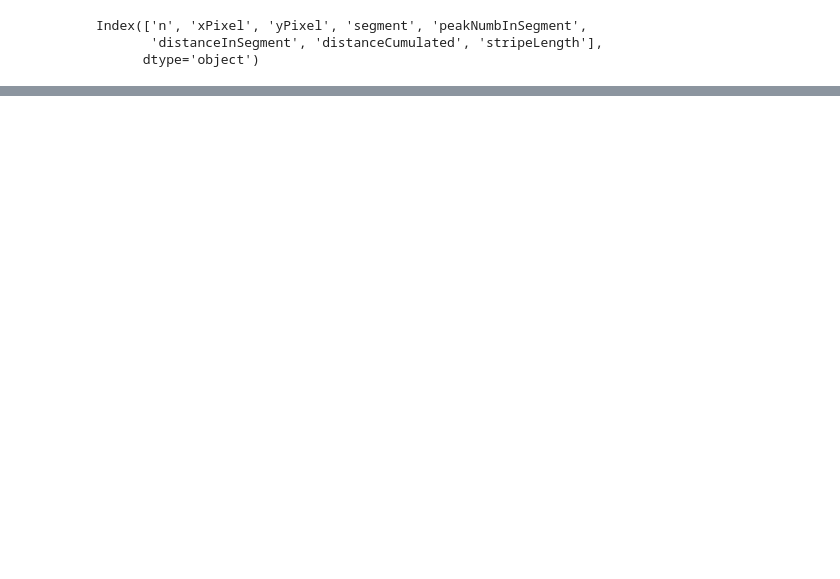
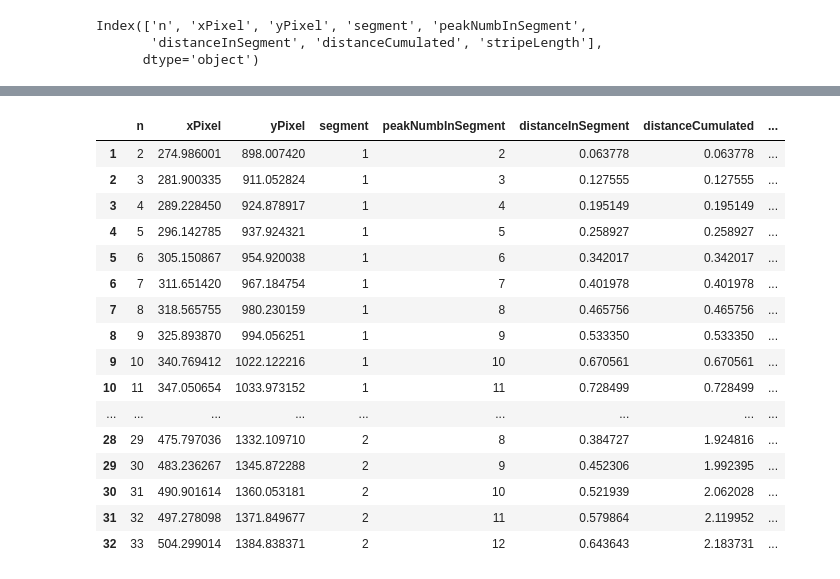
Before and after one commit to PBrockmann/StripesCounter, a Jupyter notebook: StripesPlot.ipynb, the cells around one changed output, grey strips where cells are left out. Cells and saved outputs as stored; diff of their text form; code cells hidden in the pictures; blank space fills up the shorter version.

```diff
--- a/StripesPlot.ipynb
+++ b/StripesPlot.ipynb
@@ -28,0 +29,20 @@ ax.grid()
+# %%
+a
+# %% [output]
+|  | n | xPixel | yPixel | segment | peakNumbInSegment | distanceInSegment | distanceCumulated | ... |
+| 1 | 2 | 274.986001 | 898.007420 | 1 | 2 | 0.063778 | 0.063778 | ... |
+| 2 | 3 | 281.900335 | 911.052824 | 1 | 3 | 0.127555 | 0.127555 | ... |
+| 3 | 4 | 289.228450 | 924.878917 | 1 | 4 | 0.195149 | 0.195149 | ... |
+| 4 | 5 | 296.142785 | 937.924321 | 1 | 5 | 0.258927 | 0.258927 | ... |
+| 5 | 6 | 305.150867 | 954.920038 | 1 | 6 | 0.342017 | 0.342017 | ... |
+| 6 | 7 | 311.651420 | 967.184754 | 1 | 7 | 0.401978 | 0.401978 | ... |
+| 7 | 8 | 318.565755 | 980.230159 | 1 | 8 | 0.465756 | 0.465756 | ... |
+| 8 | 9 | 325.893870 | 994.056251 | 1 | 9 | 0.533350 | 0.533350 | ... |
+| 9 | 10 | 340.769412 | 1022.122216 | 1 | 10 | 0.670561 | 0.670561 | ... |
+| 10 | 11 | 347.050654 | 1033.973152 | 1 | 11 | 0.728499 | 0.728499 | ... |
+| ... | ... | ... | ... | ... | ... | ... | ... | ... |
+| 28 | 29 | 475.797036 | 1332.109710 | 2 | 8 | 0.384727 | 1.924816 | ... |
+| 29 | 30 | 483.236267 | 1345.872288 | 2 | 9 | 0.452306 | 1.992395 | ... |
+| 30 | 31 | 490.901614 | 1360.053181 | 2 | 10 | 0.521939 | 2.062028 | ... |
+| 31 | 32 | 497.278098 | 1371.849677 | 2 | 11 | 0.579864 | 2.119952 | ... |
+| 32 | 33 | 504.299014 | 1384.838371 | 2 | 12 | 0.643643 | 2.183731 | ... |
```
Also changed, not shown: parts of 2 cells of this notebook, 1 other file.
